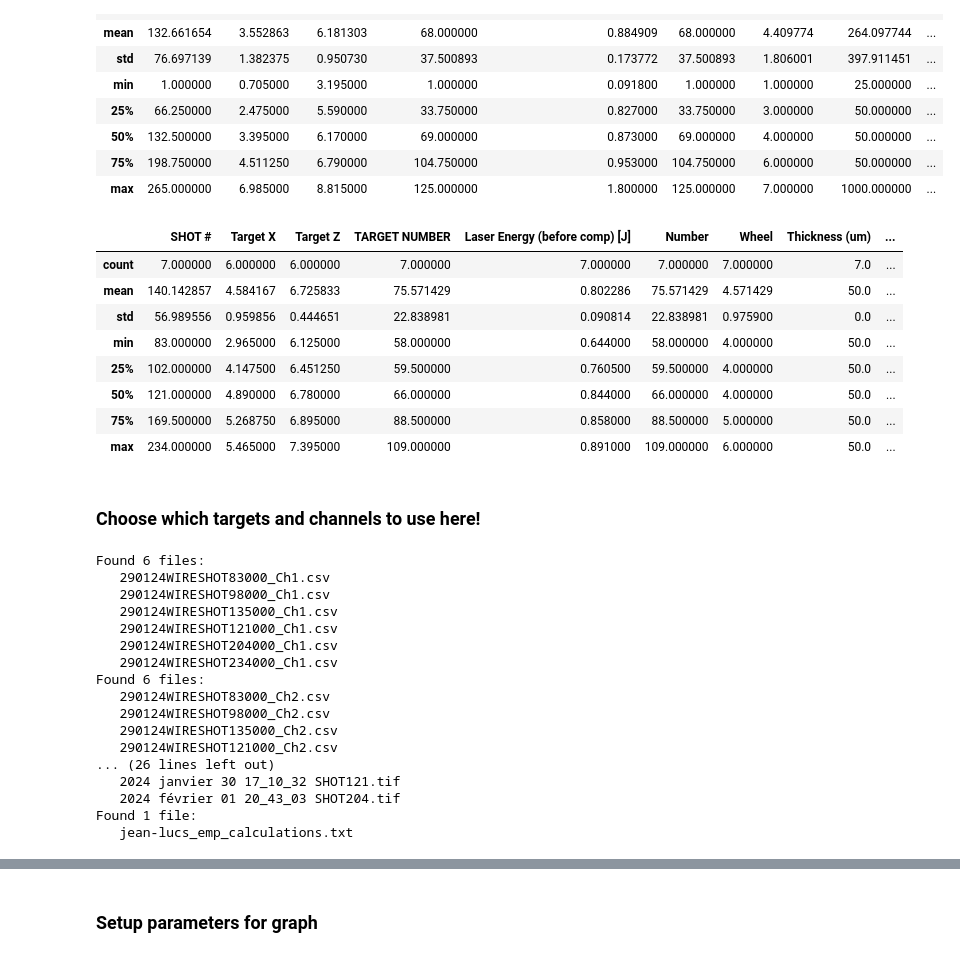
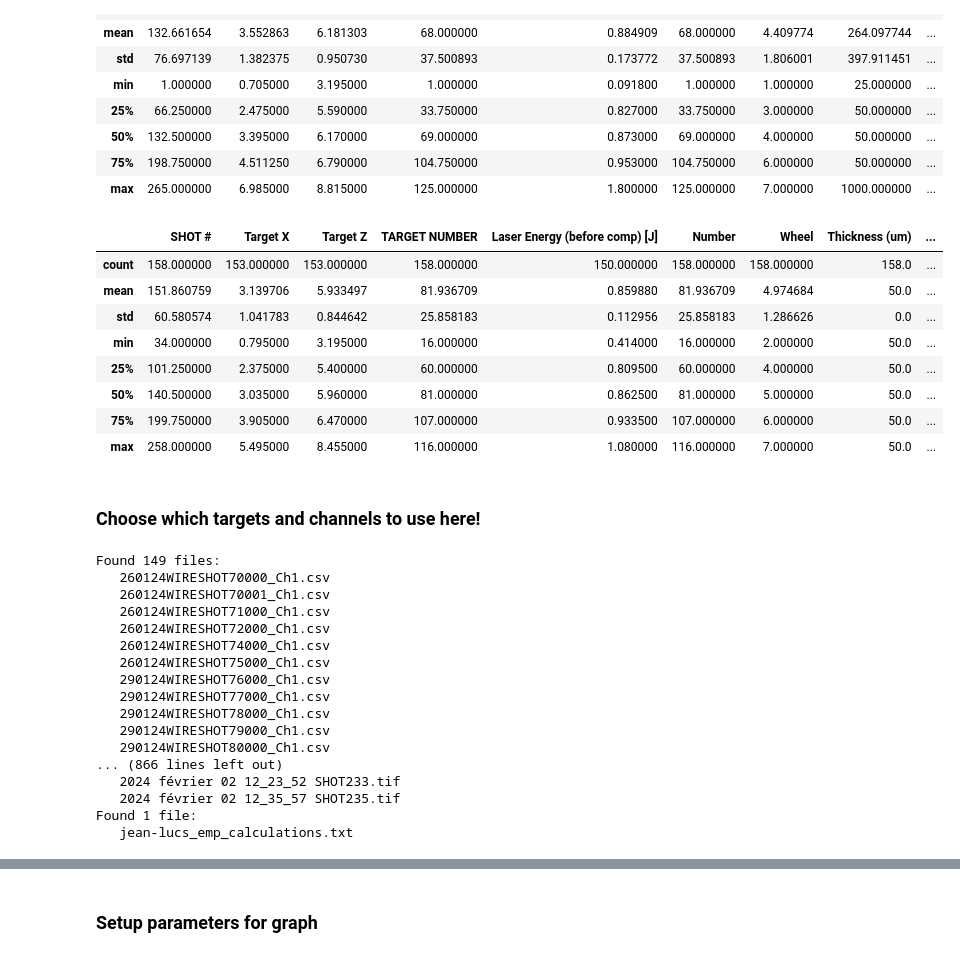
Before and after one commit to Jammi-Dodgers/celia_analysis, a Jupyter notebook: focus_scan_analysis.ipynb, the cells around one changed output, grey strips where cells are left out. Drawn from its saved outputs; the diff is of its cells as text; code cells hidden in the pictures.

```diff
--- a/focus_scan_analysis.ipynb
+++ b/focus_scan_analysis.ipynb
@@ -37,27 +37,26 @@ shotsheet.describe()
 # %%
 shotsheet["relative X"] = shotsheet.groupby('Number')['Target X'].transform(lambda x: x -x.iloc[0]) #calculate the relitive movement from the first shot.
 shotsheet["relative Z"] = shotsheet.groupby('Number')['Target Z'].transform(lambda x: x -x.iloc[0])
 shotsheet["nth shot on target"] = shotsheet.groupby('Number')["Number"].transform(lambda series: np.arange(len(series)) +1) #add a column that counts how many times the target has been shot.
 
 shotsheet["d"] = np.linalg.norm(shotsheet[["relative X", "relative Z"]], axis= 1) # pythagorus to find d. This might be a little simplistic since we know the angle should be 25°
 
 # Apply filters
 shotsheet = shotsheet[shotsheet["Type"] == "wire"]
 shotsheet = shotsheet[shotsheet["Material"] == "Cu"]
 shotsheet = shotsheet[shotsheet["Length(mm)"] == 8]
-shotsheet = shotsheet[shotsheet["nth shot on target"] == 8]
 
 shotsheet.describe()
 # %% [output]
 |  | SHOT # | Target X | Target Z | TARGET NUMBER | Laser Energy (before comp) [J] | Number | Wheel | Thickness (um) | ... |
-| count | 7.000000 | 6.000000 | 6.000000 | 7.000000 | 7.000000 | 7.000000 | 7.000000 | 7.0 | ... |
-| mean | 140.142857 | 4.584167 | 6.725833 | 75.571429 | 0.802286 | 75.571429 | 4.571429 | 50.0 | ... |
-| std | 56.989556 | 0.959856 | 0.444651 | 22.838981 | 0.090814 | 22.838981 | 0.975900 | 0.0 | ... |
-| min | 83.000000 | 2.965000 | 6.125000 | 58.000000 | 0.644000 | 58.000000 | 4.000000 | 50.0 | ... |
-| 25% | 102.000000 | 4.147500 | 6.451250 | 59.500000 | 0.760500 | 59.500000 | 4.000000 | 50.0 | ... |
-| 50% | 121.000000 | 4.890000 | 6.780000 | 66.000000 | 0.844000 | 66.000000 | 4.000000 | 50.0 | ... |
-| 75% | 169.500000 | 5.268750 | 6.895000 | 88.500000 | 0.858000 | 88.500000 | 5.000000 | 50.0 | ... |
-| max | 234.000000 | 5.465000 | 7.395000 | 109.000000 | 0.891000 | 109.000000 | 6.000000 | 50.0 | ... |
+| count | 158.000000 | 153.000000 | 153.000000 | 158.000000 | 150.000000 | 158.000000 | 158.000000 | 158.0 | ... |
+| mean | 151.860759 | 3.139706 | 5.933497 | 81.936709 | 0.859880 | 81.936709 | 4.974684 | 50.0 | ... |
+| std | 60.580574 | 1.041783 | 0.844642 | 25.858183 | 0.112956 | 25.858183 | 1.286626 | 0.0 | ... |
+| min | 34.000000 | 0.795000 | 3.195000 | 16.000000 | 0.414000 | 16.000000 | 2.000000 | 50.0 | ... |
+| 25% | 101.250000 | 2.375000 | 5.400000 | 60.000000 | 0.809500 | 60.000000 | 4.000000 | 50.0 | ... |
+| 50% | 140.500000 | 3.035000 | 5.960000 | 81.000000 | 0.862500 | 81.000000 | 5.000000 | 50.0 | ... |
+| 75% | 199.750000 | 3.905000 | 6.470000 | 107.000000 | 0.933500 | 107.000000 | 6.000000 | 50.0 | ... |
+| max | 258.000000 | 5.495000 | 8.455000 | 116.000000 | 1.080000 | 116.000000 | 7.000000 | 50.0 | ... |
 # %% [markdown]
 ### Choose which targets and channels to use here!
 # %%
@@ -88,21 +87,21 @@ diagnostic_data = pd.DataFrame(diagnostic_data)
 
 background_lookup = pd.DataFrame(([shot, ch, cf.flatten_list(diagnostic_data[ch][diagnostic_data["shot"] == shot].values)] for ch, shots in pyro_background.items() for shot in shots), columns= ["shot", "bg channel", "bg data"]) #Create a dataframe with the bg data
 # %% [output]
-Found 6 files:
-   290124WIRESHOT83000_Ch1.csv
-   290124WIRESHOT98000_Ch1.csv
-   290124WIRESHOT135000_Ch1.csv
-   290124WIRESHOT121000_Ch1.csv
-   290124WIRESHOT204000_Ch1.csv
-   290124WIRESHOT234000_Ch1.csv
-Found 6 files:
-   290124WIRESHOT83000_Ch2.csv
-   290124WIRESHOT98000_Ch2.csv
-   290124WIRESHOT135000_Ch2.csv
-   290124WIRESHOT121000_Ch2.csv
-... (26 lines left out)
-   2024 janvier 30 17_10_32 SHOT121.tif
-   2024 février 01 20_43_03 SHOT204.tif
+Found 149 files:
+   260124WIRESHOT70000_Ch1.csv
+   260124WIRESHOT70001_Ch1.csv
+   260124WIRESHOT71000_Ch1.csv
+   260124WIRESHOT72000_Ch1.csv
+   260124WIRESHOT74000_Ch1.csv
+   260124WIRESHOT75000_Ch1.csv
+   290124WIRESHOT76000_Ch1.csv
+   290124WIRESHOT77000_Ch1.csv
+   290124WIRESHOT78000_Ch1.csv
+   290124WIRESHOT79000_Ch1.csv
+   290124WIRESHOT80000_Ch1.csv
+... (866 lines left out)
+   2024 février 02 12_23_52 SHOT233.tif
+   2024 février 02 12_35_57 SHOT235.tif
 Found 1 file:
    jean-lucs_emp_calculations.txt
 # %%
```
Also changed, not shown: parts of 13 cells of this notebook, 4 other files.
